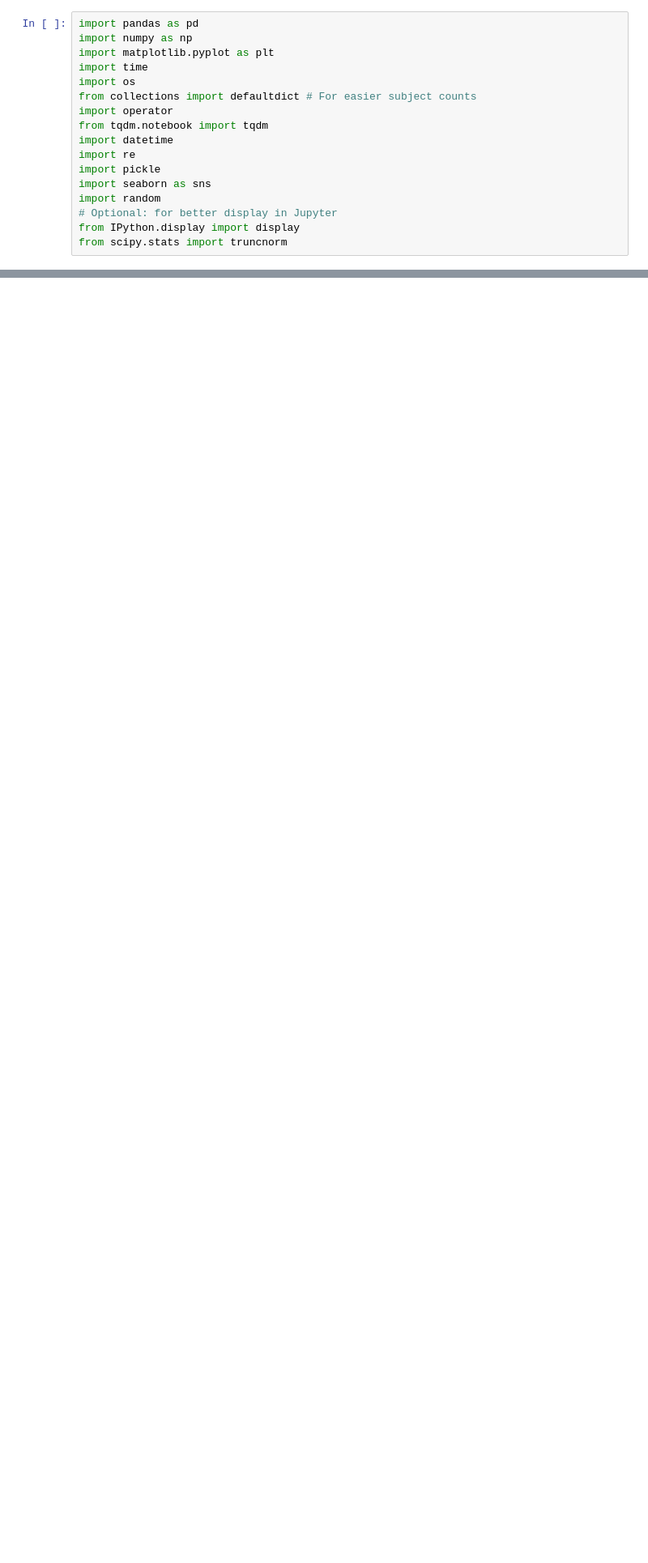
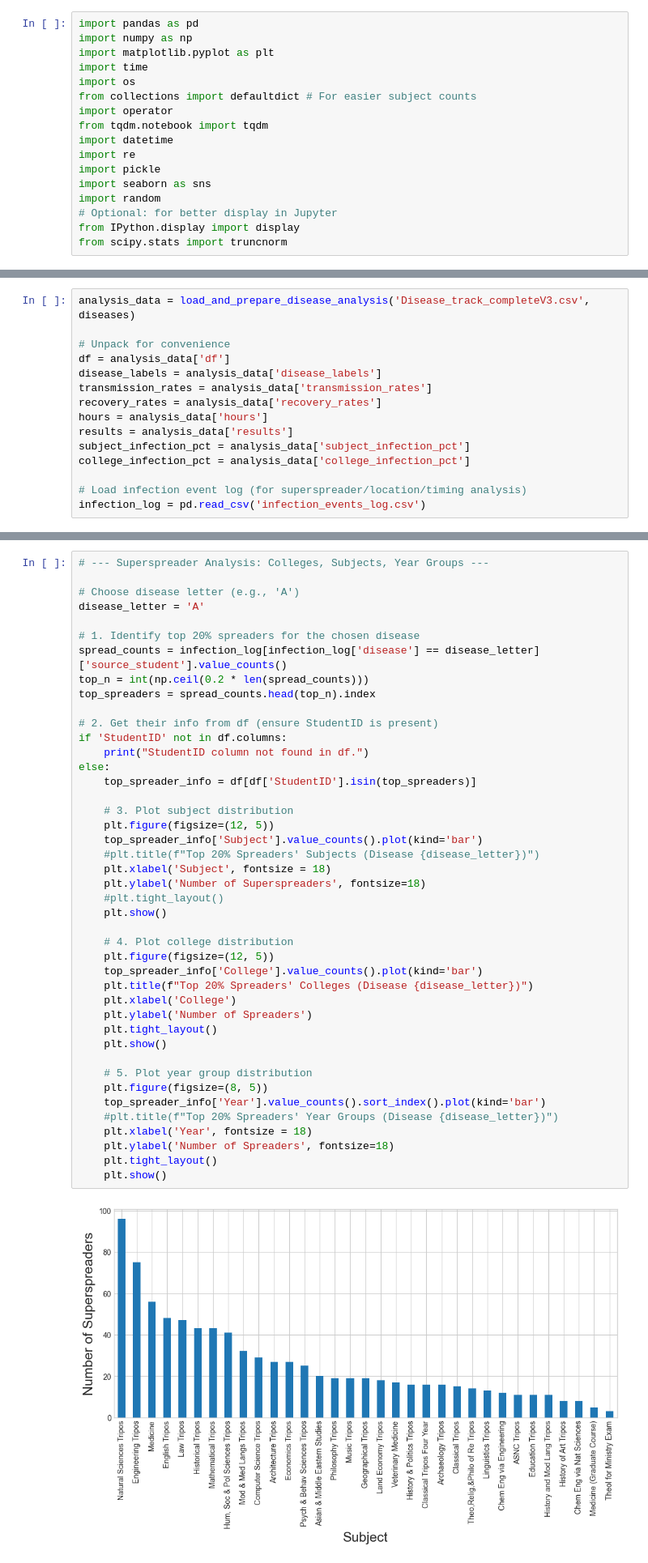
Before and after one commit to JPrince321/FreshersFluCambridge, a Jupyter notebook: Disease_analysis.ipynb, the cells around one changed output, grey strips where cells are left out. Shown at 81% size. Cells and saved outputs as stored; diff of their text form; blank space fills up the shorter version.

```diff
--- a/Disease_analysis.ipynb
+++ b/Disease_analysis.ipynb
@@ -17,0 +121,15 @@ from scipy.stats import truncnorm
+# %%
+analysis_data = load_and_prepare_disease_analysis('Disease_track_completeV3.csv', diseases)
+
+# Unpack for convenience
+df = analysis_data['df']
+disease_labels = analysis_data['disease_labels']
+transmission_rates = analysis_data['transmission_rates']
+recovery_rates = analysis_data['recovery_rates']
+hours = analysis_data['hours']
+results = analysis_data['results']
+subject_infection_pct = analysis_data['subject_infection_pct']
+college_infection_pct = analysis_data['college_infection_pct']
+
+# Load infection event log (for superspreader/location/timing analysis)
+infection_log = pd.read_csv('infection_events_log.csv')
@@ -17,0 +139,45 @@ from scipy.stats import truncnorm
+# %%
+# --- Superspreader Analysis: Colleges, Subjects, Year Groups ---
+
+# Choose disease letter (e.g., 'A')
+disease_letter = 'A'
+
+# 1. Identify top 20% spreaders for the chosen disease
+spread_counts = infection_log[infection_log['disease'] == disease_letter]['source_student'].value_counts()
+top_n = int(np.ceil(0.2 * len(spread_counts)))
+top_spreaders = spread_counts.head(top_n).index
+
+# 2. Get their info from df (ensure StudentID is present)
+if 'StudentID' not in df.columns:
+    print("StudentID column not found in df.")
+else:
+    top_spreader_info = df[df['StudentID'].isin(top_spreaders)]
+
+    # 3. Plot subject distribution
+    plt.figure(figsize=(12, 5))
+    top_spreader_info['Subject'].value_counts().plot(kind='bar')
+    #plt.title(f"Top 20% Spreaders' Subjects (Disease {disease_letter})")
+    plt.xlabel('Subject', fontsize = 18)
+    plt.ylabel('Number of Superspreaders', fontsize=18)
+    #plt.tight_layout()
+    plt.show()
+
+    # 4. Plot college distribution
+    plt.figure(figsize=(12, 5))
+    top_spreader_info['College'].value_counts().plot(kind='bar')
+    plt.title(f"Top 20% Spreaders' Colleges (Disease {disease_letter})")
+    plt.xlabel('College')
+    plt.ylabel('Number of Spreaders')
+    plt.tight_layout()
+    plt.show()
+
+    # 5. Plot year group distribution
+    plt.figure(figsize=(8, 5))
+    top_spreader_info['Year'].value_counts().sort_index().plot(kind='bar')
+    #plt.title(f"Top 20% Spreaders' Year Groups (Disease {disease_letter})")
+    plt.xlabel('Year', fontsize = 18)
+    plt.ylabel('Number of Spreaders', fontsize=18)
+    plt.tight_layout()
+    plt.show()
+# %% [output]
+[figure, added]
```
Also changed, not shown: parts of 29 cells of this notebook, 4 other files.
